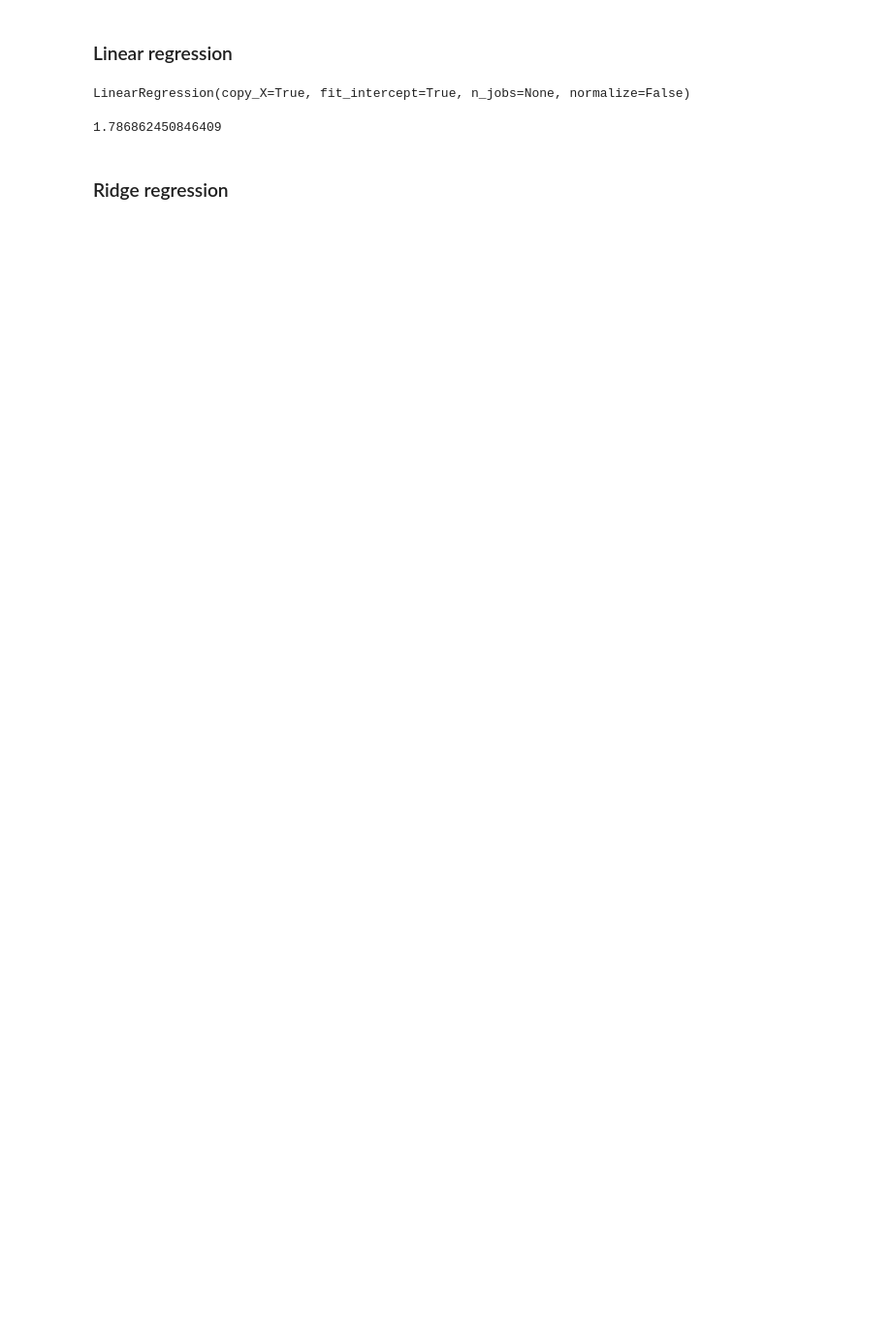
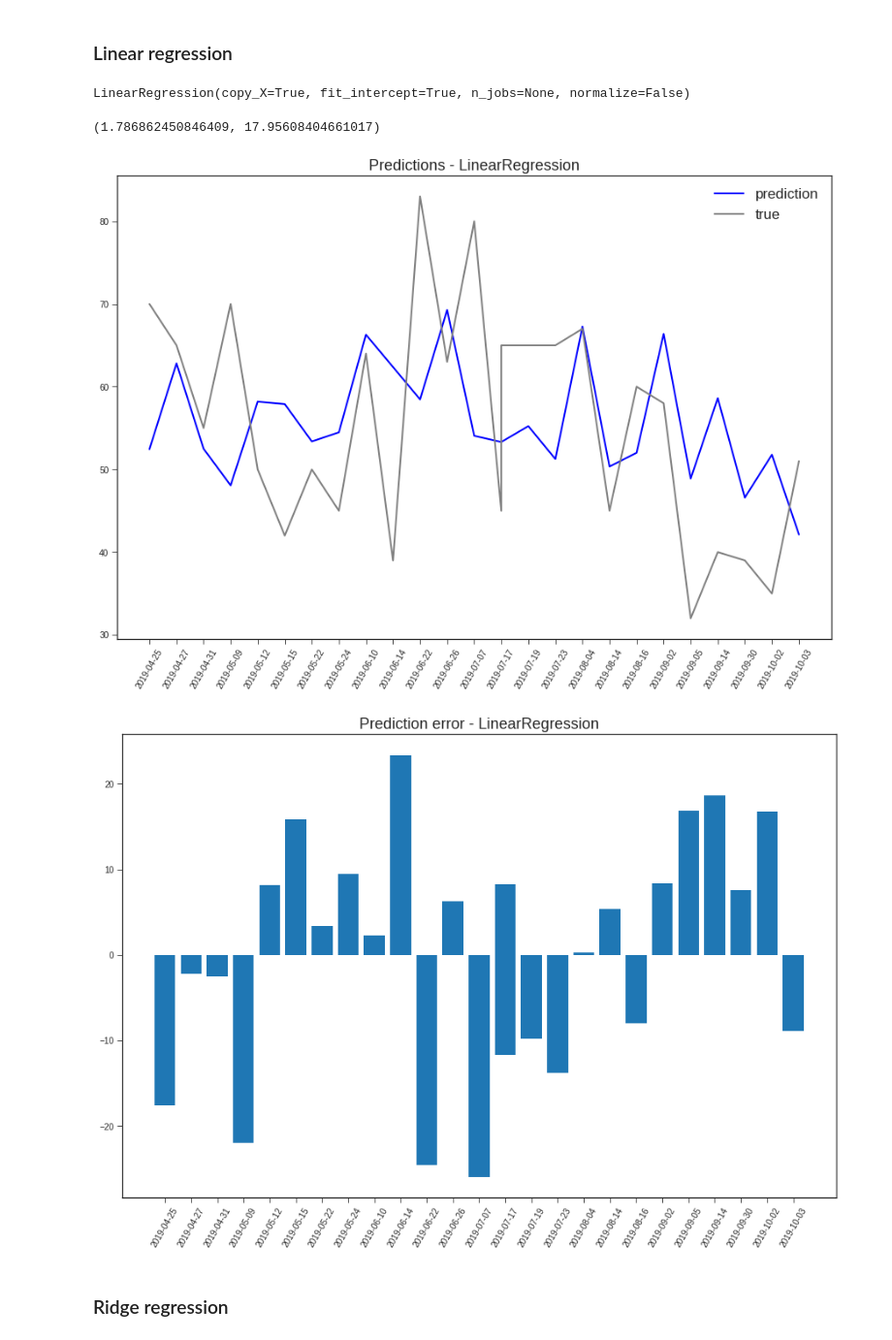
Before and after one commit to kamransoomro84/souper-duper, a Jupyter notebook: ml_models.ipynb, the cells around one changed output. Shown at 97% size. Saved outputs shown, nothing was run; the diff lists cells and outputs as text; code cells hidden in the pictures; blank space fills up the shorter version.

Commit message:
style: Clean up ml_models notebook

```diff
--- a/ml_models.ipynb
+++ b/ml_models.ipynb
@@ -164,3 +187,30 @@ from sklearn import linear_model, svm, ensemble
+# %%
+def viz_model(model):
+    from matplotlib import pyplot as plt
+
+    model.fit(train[variables], train['total'])
+    preds = test.copy()[variables]
+    preds['total'] = [model.predict([preds.iloc[idx, :]])[0] for idx in range(len(preds))]
+    preds['date'] = preds['year'].astype(str) + '-' + \
+                    preds['month'].astype(str).apply(lambda s: f'{s:0>2}') + '-' + \
+                    preds['day_of_month'].astype(str).apply(lambda s: f'{s:0>2}')
+    preds = preds[['date', 'total']]
+    plt.style.use('seaborn-ticks')
+
+    fig, ax = plt.subplots(figsize = (15, 10))
+    plt.plot(preds['date'], preds['total'], label = 'prediction', color = 'blue', linewidth = 2)
+    plt.plot(test['date'], test['total'], label = 'true', color = 'grey', linewidth = 2)
+    plt.legend(fontsize = 17)
+    plt.xticks(rotation =  60)
+    plt.title(f'Predictions - {model.__class__.__name__}', fontsize = 18)
+    plt.show()
+
+    plt.style.use('seaborn-ticks')
+    fig, ax = plt.subplots(figsize = (15, 10))
+    plt.bar(preds['date'], preds['total'] - test['total'])
+    plt.title(f'Prediction error - {model.__class__.__name__}', fontsize = 18)
+    plt.xticks(rotation = 60)
+    plt.show()
 # %% [markdown]
 ### Linear regression
 # %%
@@ -169,10 +219,15 @@ linreg.fit(X, y)
 # %% [output]
 LinearRegression(copy_X=True, fit_intercept=True, n_jobs=None, normalize=False)
 # %%
-scores = cross_val_score(linreg, X, y, cv = 10)
--np.mean(scores)
+scores = -cross_val_score(linreg, X, y, cv = 10)
+np.mean(scores), np.var(scores)
 # %% [output]
-1.786862450846409
+(1.786862450846409, 17.95608404661017)
+# %%
+viz_model(linreg)
+# %% [output]
+[figure, added]
+[figure, added]
 # %% [markdown]
 ### Ridge regression
 # %%
```
Also changed, not shown: parts of 35 cells of this notebook.
